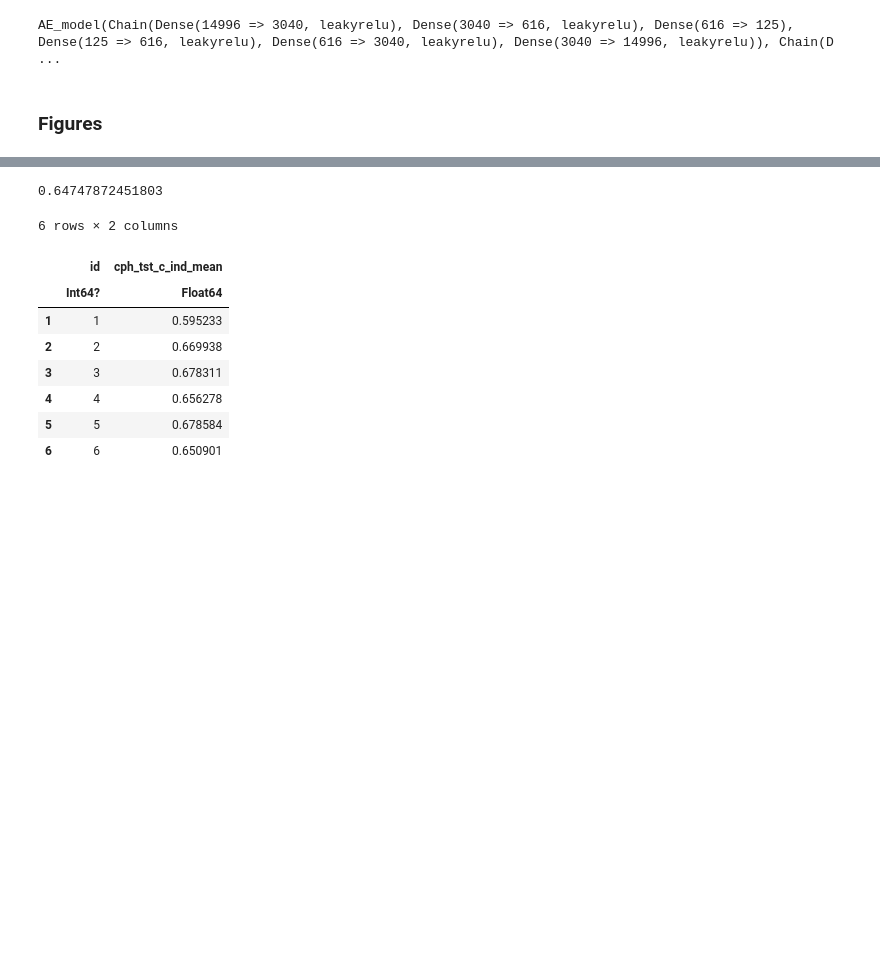
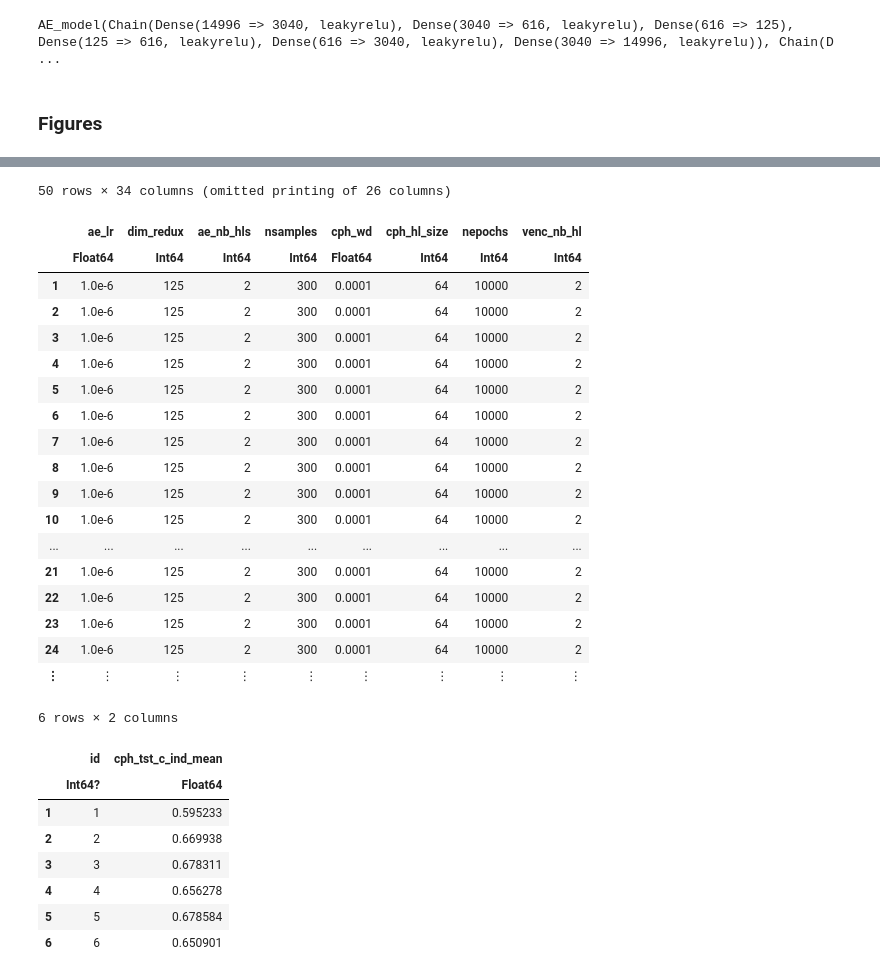
Before and after one commit to lemieux-lab/vae_cox, a Jupyter notebook: VAE_cox.ipynb, the cells around one changed output, grey strips where cells are left out. Cells and saved outputs as stored; diff of their text form; code cells hidden in the pictures; blank space fills up the shorter version.

```diff
--- a/VAE_cox.ipynb
+++ b/VAE_cox.ipynb
@@ -411,7 +406,26 @@ string.(round.(medians.cph_tst_c_ind_median, digits = 3))
 # %%
 median(df[df.model_type .== "vaecox_v2","cph_tst_c_ind"])
+sorted_df[sorted_df.model_type .== "vaecox_v2",:]
 # %% [output]
-0.64747872451803
+50 rows × 34 columns (omitted printing of 26 columns)
+|  | ae_lr | dim_redux | ae_nb_hls | nsamples | cph_wd | cph_hl_size | nepochs | venc_nb_hl |
+|  | Float64 | Int64 | Int64 | Int64 | Float64 | Int64 | Int64 | Int64 |
+| 1 | 1.0e-6 | 125 | 2 | 300 | 0.0001 | 64 | 10000 | 2 |
+| 2 | 1.0e-6 | 125 | 2 | 300 | 0.0001 | 64 | 10000 | 2 |
+| 3 | 1.0e-6 | 125 | 2 | 300 | 0.0001 | 64 | 10000 | 2 |
+| 4 | 1.0e-6 | 125 | 2 | 300 | 0.0001 | 64 | 10000 | 2 |
+| 5 | 1.0e-6 | 125 | 2 | 300 | 0.0001 | 64 | 10000 | 2 |
+| 6 | 1.0e-6 | 125 | 2 | 300 | 0.0001 | 64 | 10000 | 2 |
+| 7 | 1.0e-6 | 125 | 2 | 300 | 0.0001 | 64 | 10000 | 2 |
+| 8 | 1.0e-6 | 125 | 2 | 300 | 0.0001 | 64 | 10000 | 2 |
+| 9 | 1.0e-6 | 125 | 2 | 300 | 0.0001 | 64 | 10000 | 2 |
+| 10 | 1.0e-6 | 125 | 2 | 300 | 0.0001 | 64 | 10000 | 2 |
+| ... | ... | ... | ... | ... | ... | ... | ... | ... |
+| 21 | 1.0e-6 | 125 | 2 | 300 | 0.0001 | 64 | 10000 | 2 |
+| 22 | 1.0e-6 | 125 | 2 | 300 | 0.0001 | 64 | 10000 | 2 |
+| 23 | 1.0e-6 | 125 | 2 | 300 | 0.0001 | 64 | 10000 | 2 |
+| 24 | 1.0e-6 | 125 | 2 | 300 | 0.0001 | 64 | 10000 | 2 |
+| ⋮ | ⋮ | ⋮ | ⋮ | ⋮ | ⋮ | ⋮ | ⋮ | ⋮ |
 # %%
 means = combine(groupby(sorted_df[:,["id", "cph_tst_c_ind"]], :id), :cph_tst_c_ind=>mean)
 # %% [output]
```
Also changed, not shown: parts of 3 cells of this notebook.
